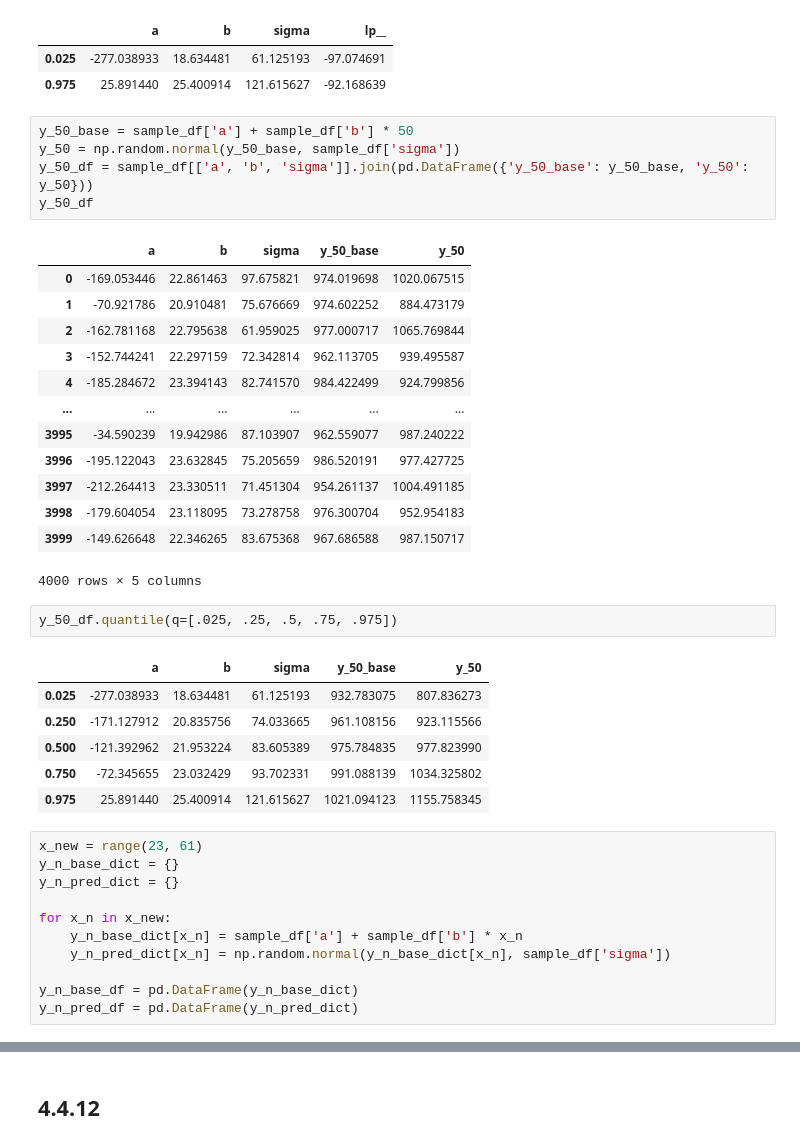
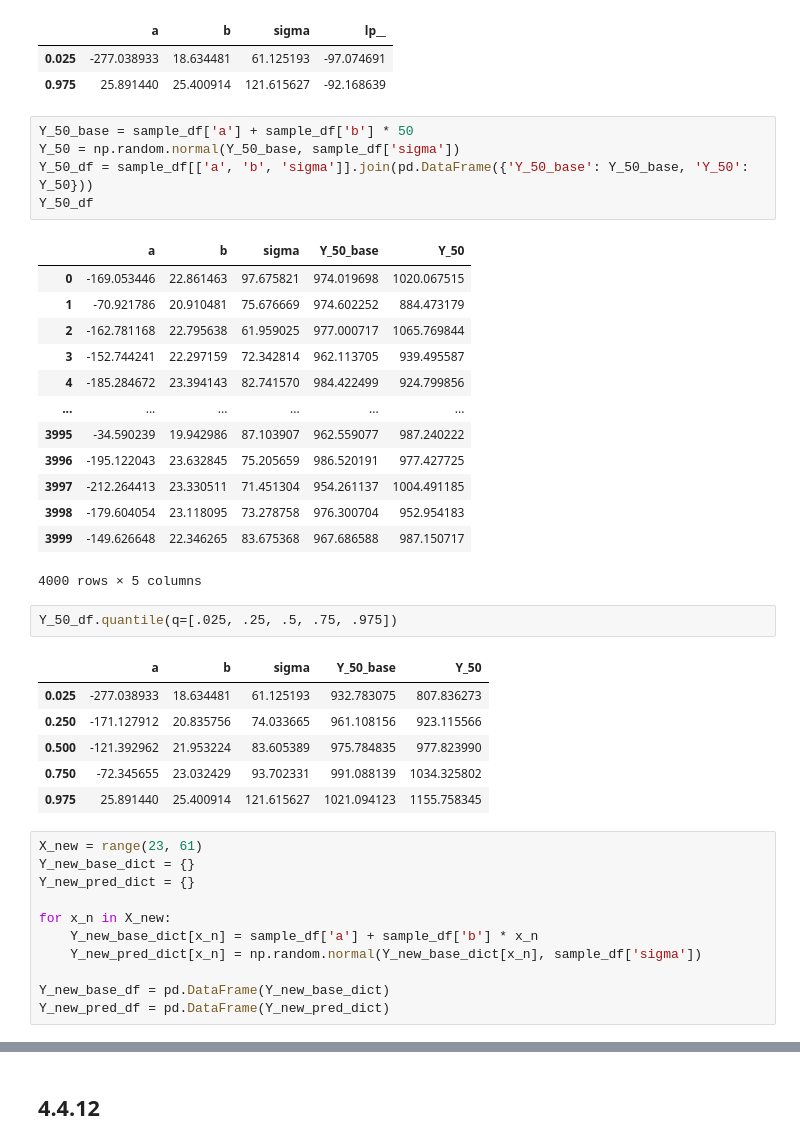
Before and after one commit to umemotsu/RStanBook, a Jupyter notebook: PyStan/chapter/04/notebook/main.ipynb, the cells around one changed output, grey strips where cells are left out. Cells and saved outputs as stored; diff of their text form.

Commit message:
refactor: Uppercase the 1st character of each data variable

```diff
--- a/PyStan/chapter/04/notebook/main.ipynb
+++ b/PyStan/chapter/04/notebook/main.ipynb
@@ -122,12 +122,12 @@ sample_df[['a', 'b', 'sigma', 'lp__']].quantile(q=[.025, .975])
 | 0.025 | -277.038933 | 18.634481 | 61.125193 | -97.074691 |
 | 0.975 | 25.891440 | 25.400914 | 121.615627 | -92.168639 |
 # %%
-y_50_base = sample_df['a'] + sample_df['b'] * 50
-y_50 = np.random.normal(y_50_base, sample_df['sigma'])
-y_50_df = sample_df[['a', 'b', 'sigma']].join(pd.DataFrame({'y_50_base': y_50_base, 'y_50': y_50}))
-y_50_df
+Y_50_base = sample_df['a'] + sample_df['b'] * 50
+Y_50 = np.random.normal(Y_50_base, sample_df['sigma'])
+Y_50_df = sample_df[['a', 'b', 'sigma']].join(pd.DataFrame({'Y_50_base': Y_50_base, 'Y_50': Y_50}))
+Y_50_df
 # %% [output]
-|  | a | b | sigma | y_50_base | y_50 |
+|  | a | b | sigma | Y_50_base | Y_50 |
 | 0 | -169.053446 | 22.861463 | 97.675821 | 974.019698 | 1020.067515 |
 | 1 | -70.921786 | 20.910481 | 75.676669 | 974.602252 | 884.473179 |
 | 2 | -162.781168 | 22.795638 | 61.959025 | 977.000717 | 1065.769844 |
@@ -141,22 +141,22 @@ y_50_df
 | 3999 | -149.626648 | 22.346265 | 83.675368 | 967.686588 | 987.150717 |
 4000 rows × 5 columns
 # %%
-y_50_df.quantile(q=[.025, .25, .5, .75, .975])
+Y_50_df.quantile(q=[.025, .25, .5, .75, .975])
 # %% [output]
-|  | a | b | sigma | y_50_base | y_50 |
+|  | a | b | sigma | Y_50_base | Y_50 |
 | 0.025 | -277.038933 | 18.634481 | 61.125193 | 932.783075 | 807.836273 |
 | 0.250 | -171.127912 | 20.835756 | 74.033665 | 961.108156 | 923.115566 |
 | 0.500 | -121.392962 | 21.953224 | 83.605389 | 975.784835 | 977.823990 |
 | 0.750 | -72.345655 | 23.032429 | 93.702331 | 991.088139 | 1034.325802 |
 | 0.975 | 25.891440 | 25.400914 | 121.615627 | 1021.094123 | 1155.758345 |
 # %%
-x_new = range(23, 61)
-y_n_base_dict = {}
-y_n_pred_dict = {}
+X_new = range(23, 61)
+Y_new_base_dict = {}
+Y_new_pred_dict = {}
 
-for x_n in x_new:
-    y_n_base_dict[x_n] = sample_df['a'] + sample_df['b'] * x_n
-    y_n_pred_dict[x_n] = np.random.normal(y_n_base_dict[x_n], sample_df['sigma'])
+for x_n in X_new:
+    Y_new_base_dict[x_n] = sample_df['a'] + sample_df['b'] * x_n
+    Y_new_pred_dict[x_n] = np.random.normal(Y_new_base_dict[x_n], sample_df['sigma'])
 
-y_n_base_df = pd.DataFrame(y_n_base_dict)
-y_n_pred_df = pd.DataFrame(y_n_pred_dict)
+Y_new_base_df = pd.DataFrame(Y_new_base_dict)
+Y_new_pred_df = pd.DataFrame(Y_new_pred_dict)
```
Also changed, not shown: parts of 19 cells of this notebook, 3 other files.
